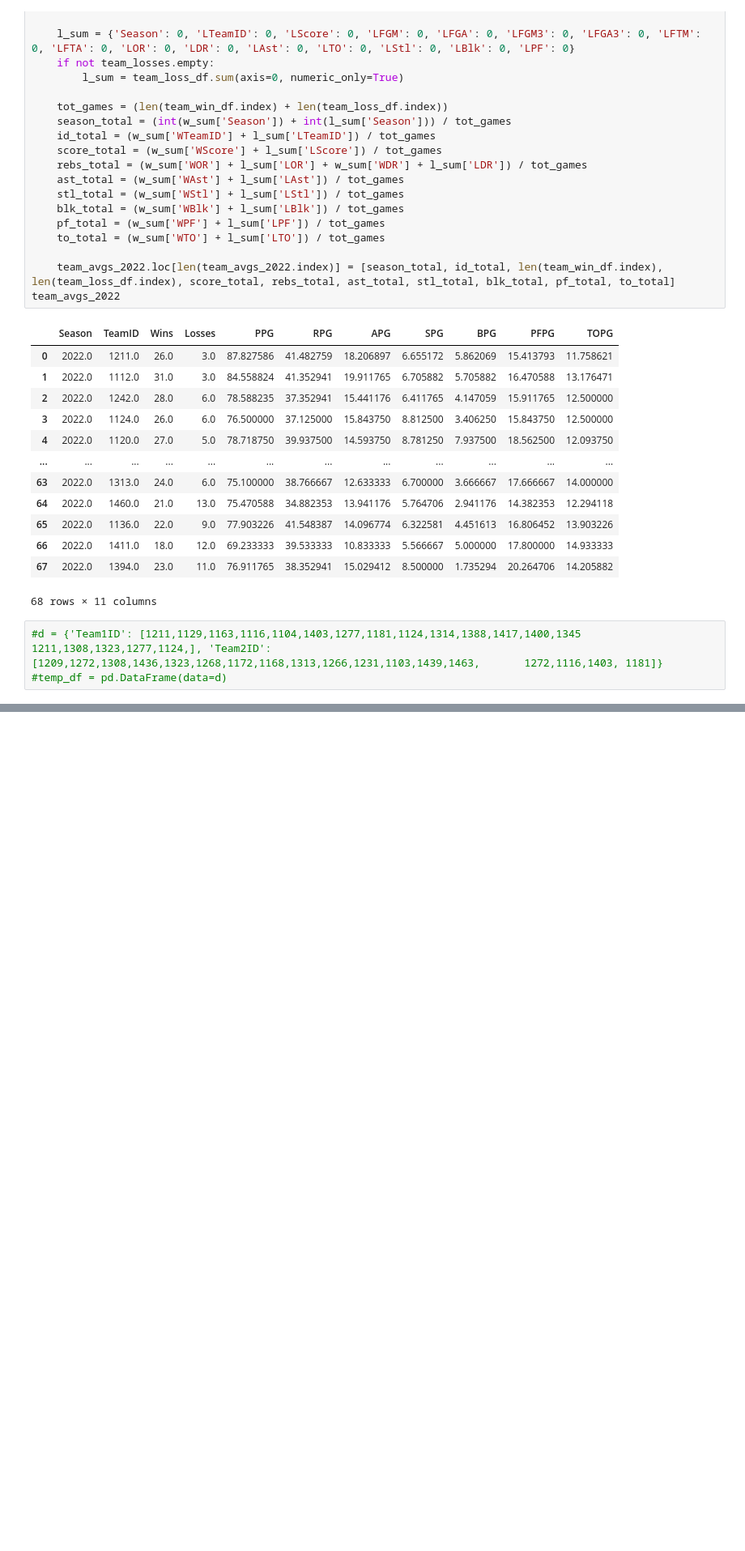
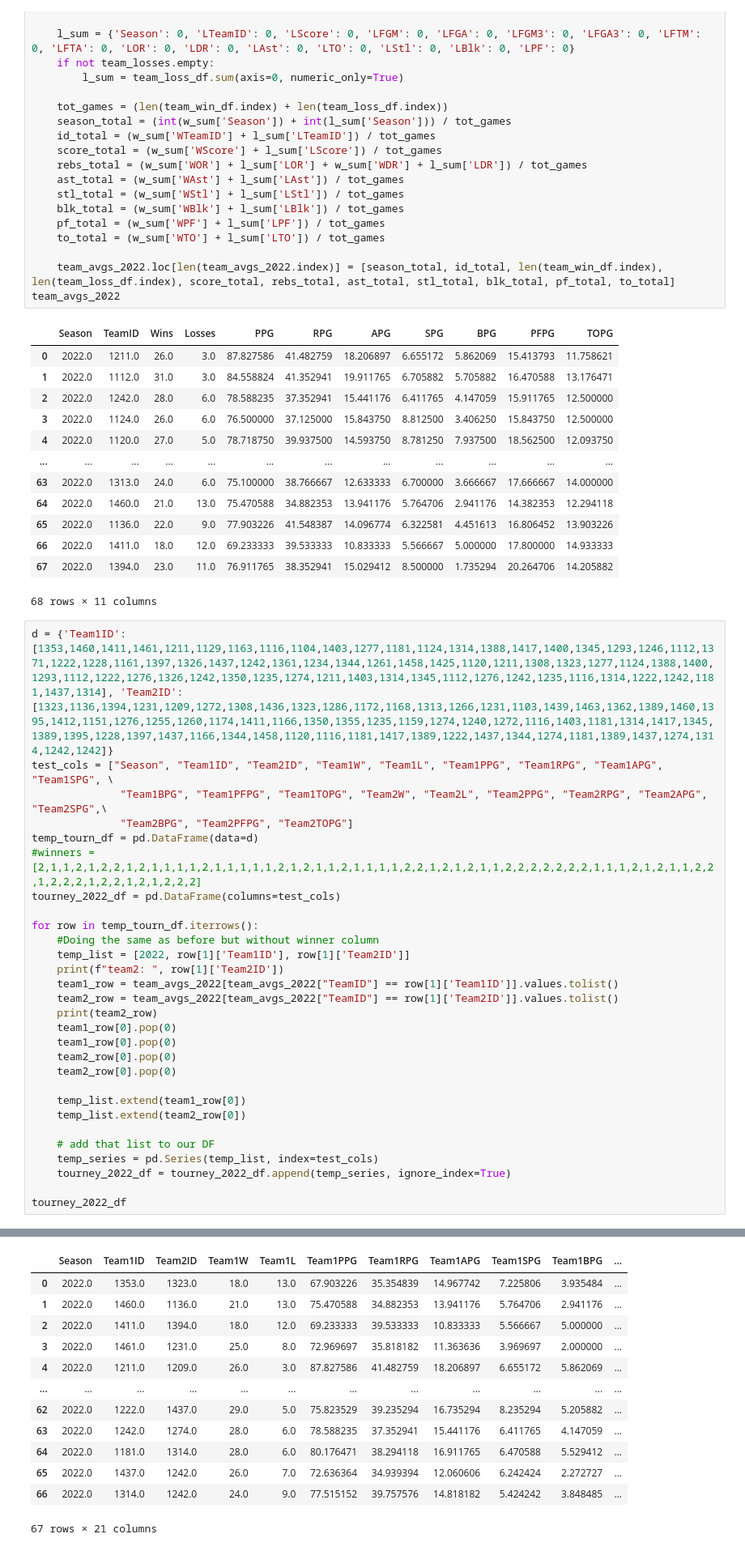
Before and after one commit to AustinStephens/NCAATourneyPredictor, a Jupyter notebook: NCAATourneyPredictor.ipynb, the cells around one changed output, grey strips where cells are left out. Shown: that part at 81% size. Saved outputs shown, nothing was run; the diff lists cells and outputs as text; blank space fills up the shorter version.

Commit message:
XGBoost + 2022 Data

```diff
--- a/NCAATourneyPredictor.ipynb
+++ b/NCAATourneyPredictor.ipynb
@@ -203,6 +203,33 @@ team_avgs_2022
 | 66 | 2022.0 | 1411.0 | 18.0 | 12.0 | 69.233333 | 39.533333 | 10.833333 | 5.566667 | 5.000000 | 17.800000 | 14.933333 |
 | 67 | 2022.0 | 1394.0 | 23.0 | 11.0 | 76.911765 | 38.352941 | 15.029412 | 8.500000 | 1.735294 | 20.264706 | 14.205882 |
 68 rows × 11 columns
-# %%
-#d = {'Team1ID': [1211,1129,1163,1116,1104,1403,1277,1181,1124,1314,1388,1417,1400,1345     1211,1308,1323,1277,1124,], 'Team2ID': [1209,1272,1308,1436,1323,1268,1172,1168,1313,1266,1231,1103,1439,1463,       1272,1116,1403, 1181]}
-#temp_df = pd.DataFrame(data=d)
+# %%
+d = {'Team1ID': [1353,1460,1411,1461,1211,1129,1163,1116,1104,1403,1277,1181,1124,1314,1388,1417,1400,1345,1293,1246,1112,1371,1222,1228,1161,1397,1326,1437,1242,1361,1234,1344,1261,1458,1425,1120,1211,1308,1323,1277,1124,1388,1400,1293,1112,1222,1276,1326,1242,1350,1235,1274,1211,1403,1314,1345,1112,1276,1242,1235,1116,1314,1222,1242,1181,1437,1314], 'Team2ID': [1323,1136,1394,1231,1209,1272,1308,1436,1323,1286,1172,1168,1313,1266,1231,1103,1439,1463,1362,1389,1460,1395,1412,1151,1276,1255,1260,1174,1411,1166,1350,1355,1235,1159,1274,1240,1272,1116,1403,1181,1314,1417,1345,1389,1395,1228,1397,1437,1166,1344,1458,1120,1116,1181,1417,1389,1222,1437,1344,1274,1181,1389,1437,1274,1314,1242,1242]}
+test_cols = ["Season", "Team1ID", "Team2ID", "Team1W", "Team1L", "Team1PPG", "Team1RPG", "Team1APG", "Team1SPG", \
+              "Team1BPG", "Team1PFPG", "Team1TOPG", "Team2W", "Team2L", "Team2PPG", "Team2RPG", "Team2APG", "Team2SPG",\
+              "Team2BPG", "Team2PFPG", "Team2TOPG"]
+temp_tourn_df = pd.DataFrame(data=d)
+#winners = [2,1,1,2,1,2,2,1,2,1,1,1,1,2,1,1,1,1,1,2,1,2,1,1,2,1,1,1,1,2,2,1,2,1,2,1,1,2,2,2,2,2,2,2,1,1,1,2,1,2,1,1,2,2,1,2,2,2,1,2,2,1,2,1,2,2,2]
+tourney_2022_df = pd.DataFrame(columns=test_cols)
+
+for row in temp_tourn_df.iterrows():
+    #Doing the same as before but without winner column
+    temp_list = [2022, row[1]['Team1ID'], row[1]['Team2ID']]
+    print(f"team2: ", row[1]['Team2ID'])
+    team1_row = team_avgs_2022[team_avgs_2022["TeamID"] == row[1]['Team1ID']].values.tolist()
+    team2_row = team_avgs_2022[team_avgs_2022["TeamID"] == row[1]['Team2ID']].values.tolist()
+    print(team2_row)
+    team1_row[0].pop(0)
+    team1_row[0].pop(0)
+    team2_row[0].pop(0)
+    team2_row[0].pop(0)
+
+    temp_list.extend(team1_row[0])
+    temp_list.extend(team2_row[0])
+
+    # add that list to our DF
+    temp_series = pd.Series(temp_list, index=test_cols)
+    tourney_2022_df = tourney_2022_df.append(temp_series, ignore_index=True)
+
+tourney_2022_df
+# %% [output]
@@ -209,3 +253,16 @@ team_avgs_2022
+|  | Season | Team1ID | Team2ID | Team1W | Team1L | Team1PPG | Team1RPG | Team1APG | Team1SPG | Team1BPG | ... |
+| 0 | 2022.0 | 1353.0 | 1323.0 | 18.0 | 13.0 | 67.903226 | 35.354839 | 14.967742 | 7.225806 | 3.935484 | ... |
+| 1 | 2022.0 | 1460.0 | 1136.0 | 21.0 | 13.0 | 75.470588 | 34.882353 | 13.941176 | 5.764706 | 2.941176 | ... |
+| 2 | 2022.0 | 1411.0 | 1394.0 | 18.0 | 12.0 | 69.233333 | 39.533333 | 10.833333 | 5.566667 | 5.000000 | ... |
+| 3 | 2022.0 | 1461.0 | 1231.0 | 25.0 | 8.0 | 72.969697 | 35.818182 | 11.363636 | 3.969697 | 2.000000 | ... |
+| 4 | 2022.0 | 1211.0 | 1209.0 | 26.0 | 3.0 | 87.827586 | 41.482759 | 18.206897 | 6.655172 | 5.862069 | ... |
+| ... | ... | ... | ... | ... | ... | ... | ... | ... | ... | ... | ... |
+| 62 | 2022.0 | 1222.0 | 1437.0 | 29.0 | 5.0 | 75.823529 | 39.235294 | 16.735294 | 8.235294 | 5.205882 | ... |
+| 63 | 2022.0 | 1242.0 | 1274.0 | 28.0 | 6.0 | 78.588235 | 37.352941 | 15.441176 | 6.411765 | 4.147059 | ... |
+| 64 | 2022.0 | 1181.0 | 1314.0 | 28.0 | 6.0 | 80.176471 | 38.294118 | 16.911765 | 6.470588 | 5.529412 | ... |
+| 65 | 2022.0 | 1437.0 | 1242.0 | 26.0 | 7.0 | 72.636364 | 34.939394 | 12.060606 | 6.242424 | 2.272727 | ... |
+| 66 | 2022.0 | 1314.0 | 1242.0 | 24.0 | 9.0 | 77.515152 | 39.757576 | 14.818182 | 5.424242 | 3.848485 | ... |
+67 rows × 21 columns
 # %%
 from sklearn.neural_network import MLPClassifier
 from matplotlib import pyplot as plt
```
Also changed, not shown: parts of 7 cells of this notebook.
